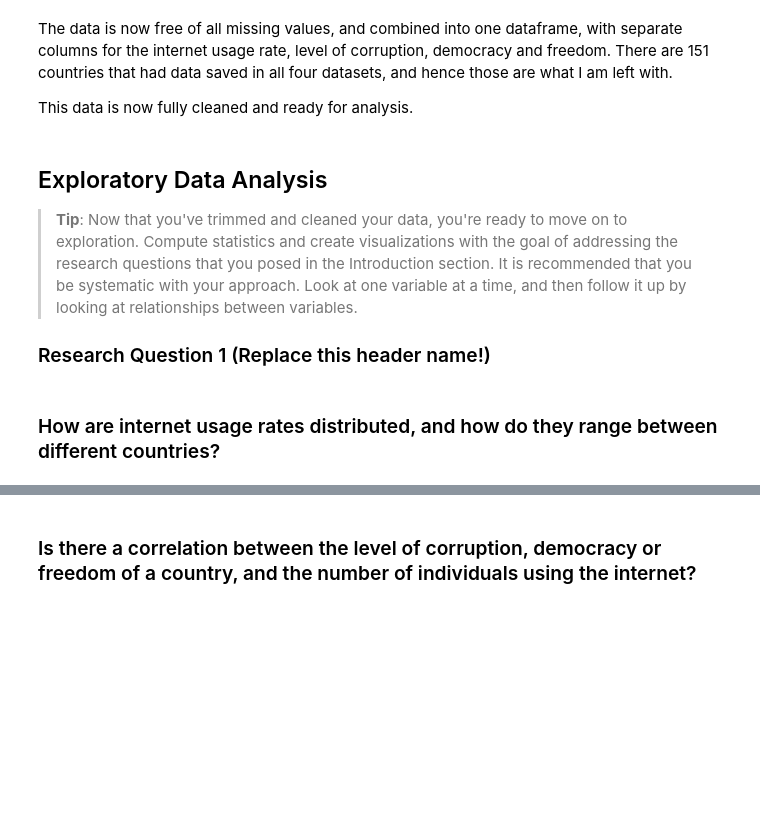
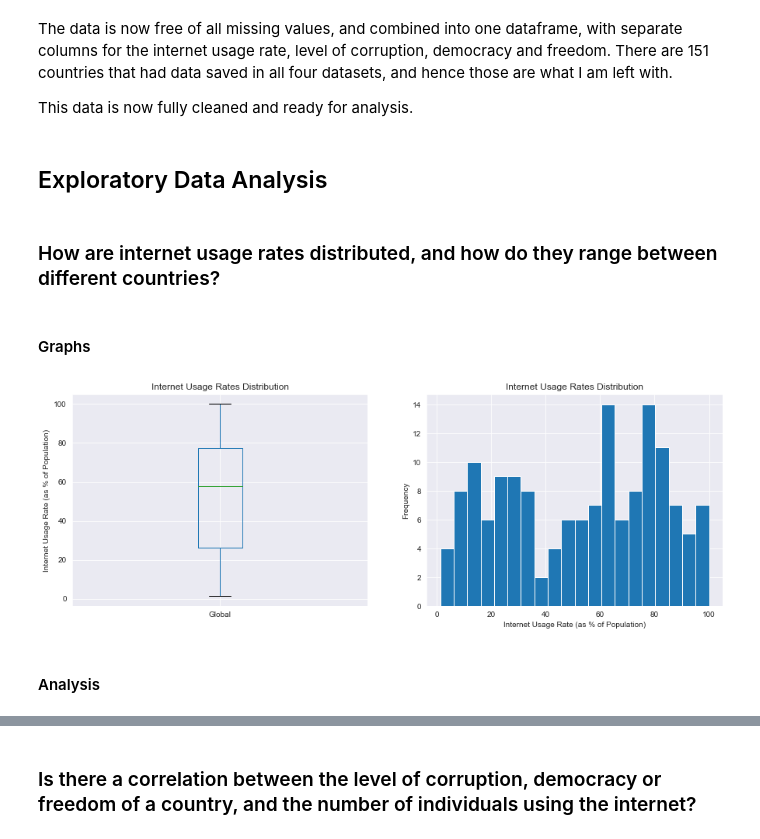
Before and after one commit to KasparLee/udacity-data-nanodegree, a Jupyter notebook: internet-usage-rates-investigation/report.ipynb, the cells around one changed output, grey strips where cells are left out. Drawn from its saved outputs; the diff is of its cells as text; code cells hidden in the pictures; blank space fills up the shorter version.

```diff
--- a/internet-usage-rates-investigation/report.ipynb
+++ b/internet-usage-rates-investigation/report.ipynb
@@ -43,4 +47,6 @@ import numpy as np
 import pandas as pd
 import matplotlib.pyplot as plt
 import seaborn as sns
+sns.set_style('darkgrid')
+
 %matplotlib inline
@@ -217,12 +212,8 @@ combined_df['country'].nunique()
 The data is now free of all missing values, and combined into one dataframe, with separate columns for the internet usage rate, level of corruption, democracy and freedom. There are 151 countries that had data saved in all four datasets, and hence those are what I am left with.
 
 This data is now fully cleaned and ready for analysis.
-# %% [markdown]
-<a id='eda'></a>
-## Exploratory Data Analysis
-
-> **Tip**: Now that you've trimmed and cleaned your data, you're ready to move on to exploration. Compute statistics and create visualizations with the goal of addressing the research questions that you posed in the Introduction section. It is recommended that you be systematic with your approach. Look at one variable at a time, and then follow it up by looking at relationships between variables.
-
-### Research Question 1 (Replace this header name!)
+# %% [markdown]
+<a id='eda'></a>
+## Exploratory Data Analysis
 # %% [markdown]
 ### How are internet usage rates distributed, and how do they range between different countries?
@@ -231,0 +220,17 @@ This data is now fully cleaned and ready for analysis.
+# %% [markdown]
+#### Graphs
+# %%
+fig, axs = plt.subplots(1,2, figsize=(15, 5))
+
+# Create box plot
+boxplot = combined_df['internet_usage'].plot.box(title='Internet Usage Rates Distribution', ax=axs[0])
+boxplot.set_xticklabels(['Global'])
+boxplot.set_ylabel('Internet Usage Rate (as % of Population)')
+
+# Create histogram
+histogram = combined_df['internet_usage'].plot.hist(bins=20, title='Internet Usage Rates Distribution', ax=axs[1])
+histogram.set_xlabel('Internet Usage Rate (as % of Population)');
+# %% [output]
+[figure, added]
+# %% [markdown]
+#### Analysis
```
Also changed, not shown: parts of 21 cells of this notebook, 1 other file.
